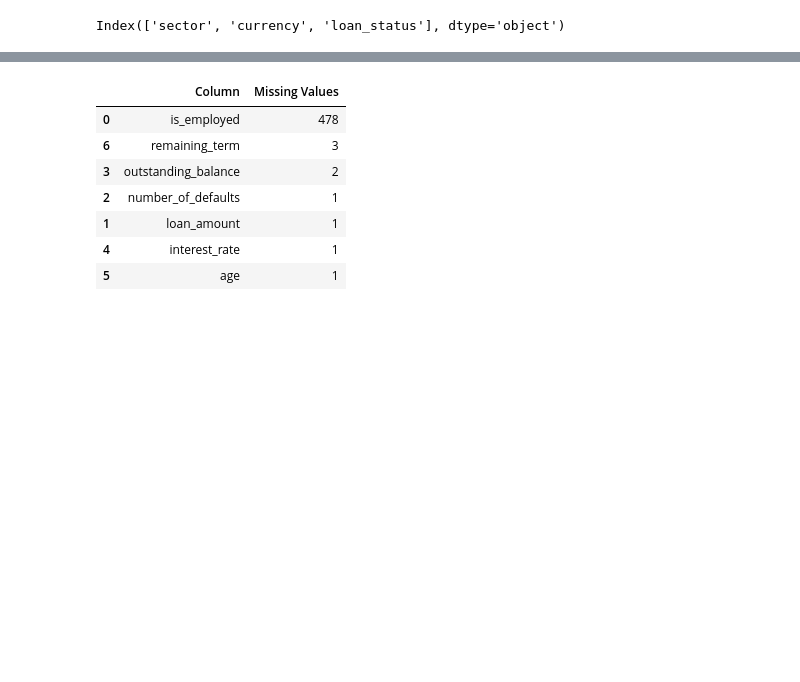
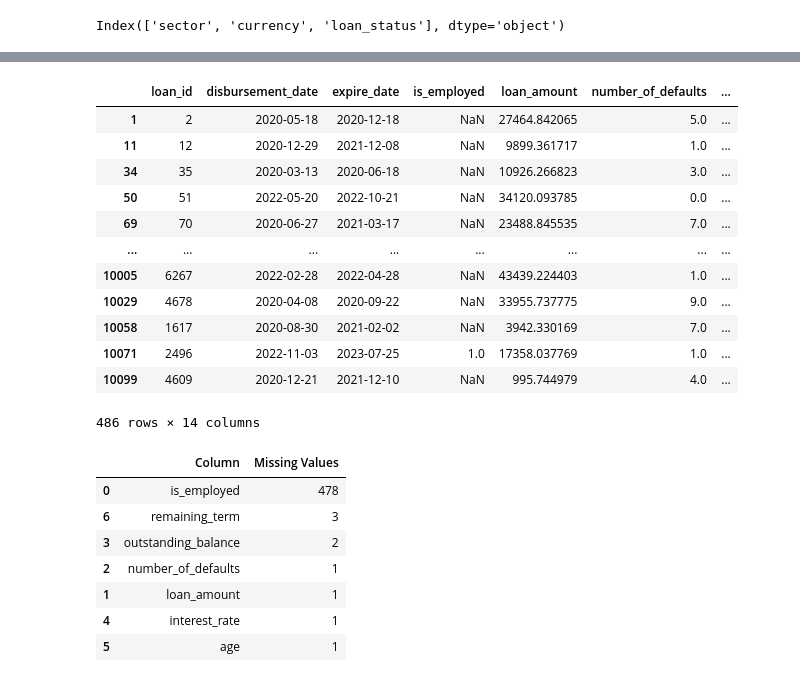
Before and after one commit to Tatenda1112/Data-cleaning-Steps, a Jupyter notebook: data_cleaning_steps.ipynb, the cells around one changed output, grey strips where cells are left out. Saved outputs shown, nothing was run; the diff lists cells and outputs as text; code cells hidden in the pictures; blank space fills up the shorter version.

```diff
--- a/data_cleaning_steps.ipynb
+++ b/data_cleaning_steps.ipynb
@@ -168,6 +147,22 @@ data.head()
 # %%
 def check_missing_values(df: pd.DataFrame):
     return data.loc[data.isnull().any(axis=1)]
+# %%
+data[data.isnull().any(axis=1)]
+# %% [output]
+|  | loan_id | disbursement_date | expire_date | is_employed | loan_amount | number_of_defaults | ... |
+| 1 | 2 | 2020-05-18 | 2020-12-18 | NaN | 27464.842065 | 5.0 | ... |
+| 11 | 12 | 2020-12-29 | 2021-12-08 | NaN | 9899.361717 | 1.0 | ... |
+| 34 | 35 | 2020-03-13 | 2020-06-18 | NaN | 10926.266823 | 3.0 | ... |
+| 50 | 51 | 2022-05-20 | 2022-10-21 | NaN | 34120.093785 | 0.0 | ... |
+| 69 | 70 | 2020-06-27 | 2021-03-17 | NaN | 23488.845535 | 7.0 | ... |
+| ... | ... | ... | ... | ... | ... | ... | ... |
+| 10005 | 6267 | 2022-02-28 | 2022-04-28 | NaN | 43439.224403 | 1.0 | ... |
+| 10029 | 4678 | 2020-04-08 | 2020-09-22 | NaN | 33955.737775 | 9.0 | ... |
+| 10058 | 1617 | 2020-08-30 | 2021-02-02 | NaN | 3942.330169 | 7.0 | ... |
+| 10071 | 2496 | 2022-11-03 | 2023-07-25 | 1.0 | 17358.037769 | 1.0 | ... |
+| 10099 | 4609 | 2020-12-21 | 2021-12-10 | NaN | 995.744979 | 4.0 | ... |
+486 rows × 14 columns
 # %%
 class CheckMissingValues(BaseEstimator, TransformerMixin):
 
```
Also changed, not shown: parts of 6 cells of this notebook.
